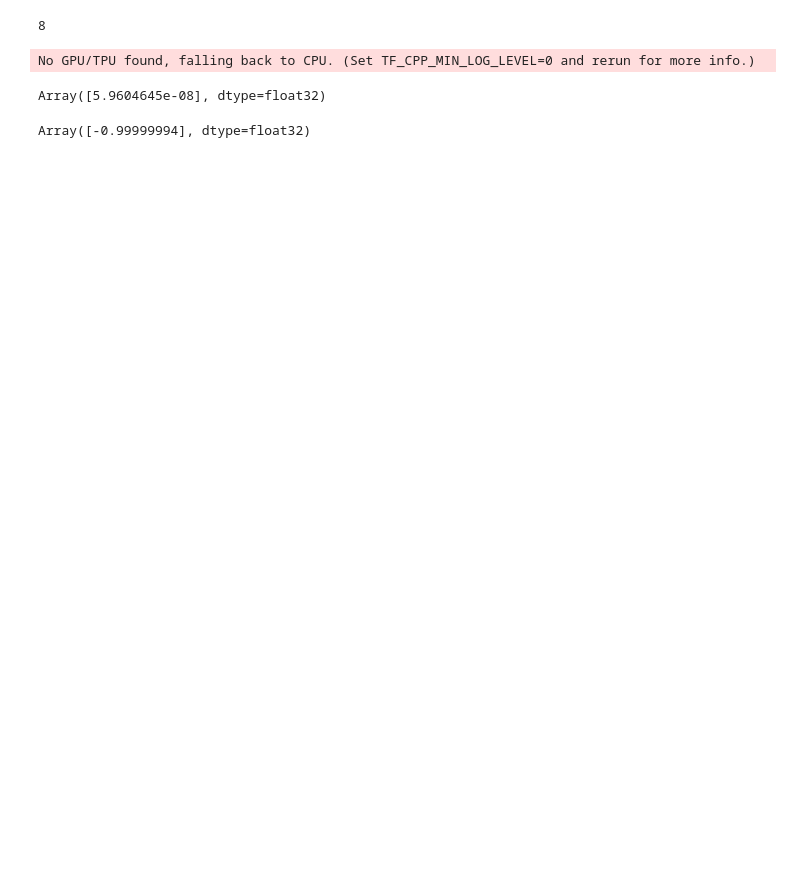
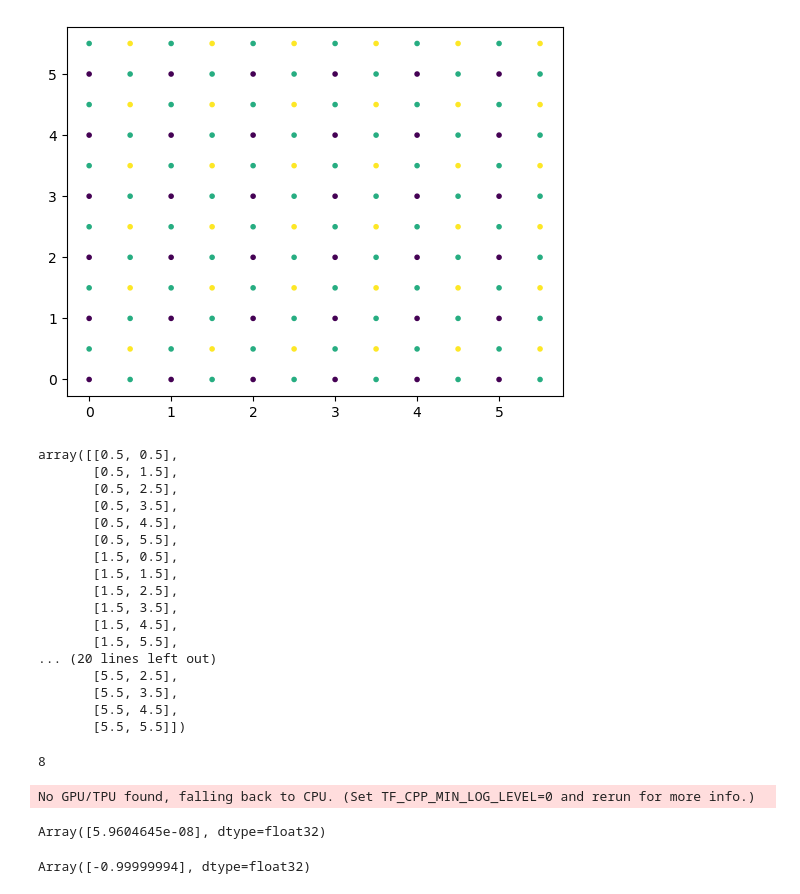
Before and after one commit to jakubMitura14/jax_cpu_experiments_b, a Jupyter notebook: geometric_sv_idea/ideas_geometric_sv.ipynb, the cells around one changed output. Cells and saved outputs as stored; diff of their text form; code cells hidden in the pictures; blank space fills up the shorter version.

```diff
--- a/geometric_sv_idea/ideas_geometric_sv.ipynb
+++ b/geometric_sv_idea/ideas_geometric_sv.ipynb
@@ -49,3 +46,38 @@ plt.show()
+# %%
+import einops
+
+gridd=einops.rearrange(np.mgrid[0:6, 0:6],'c x y-> (x y) c')
+# gridd=einops.rearrange(gridd,'(a e d) c-> d e a c', d=2,e=2)
+grid_a_points=gridd
+grid_b_points=np.concatenate([gridd+[0.5,0.0],gridd+[0,0.5]])
+grid_c_points=gridd+[0.5,0.5]
+
+x=np.concatenate([grid_a_points[:,0],grid_b_points[:,0],grid_c_points[:,0]])
+y=np.concatenate([grid_a_points[:,1],grid_b_points[:,1],grid_c_points[:,1]])
+c= np.concatenate([np.ones_like(grid_a_points[:,1])-0.9,np.ones_like(grid_b_points[:,1])+0.9,np.ones_like(grid_c_points[:,1])+2.0])
+plt.scatter(x,y,s=9.0,c=c)
+plt.show()
+
+grid_c_points
+# %% [output]
+[figure, added]
+array([[0.5, 0.5],
+       [0.5, 1.5],
+       [0.5, 2.5],
+       [0.5, 3.5],
+       [0.5, 4.5],
+       [0.5, 5.5],
+       [1.5, 0.5],
+       [1.5, 1.5],
+       [1.5, 2.5],
+       [1.5, 3.5],
+       [1.5, 4.5],
+       [1.5, 5.5],
+... (20 lines left out)
+       [5.5, 2.5],
+       [5.5, 3.5],
+       [5.5, 4.5],
+       [5.5, 5.5]])
 # %%
 np.dot([2,2],[2,2])
 np.dot([2,2],[2,2])
```
Also changed, not shown: parts of 1 cell of this notebook.
